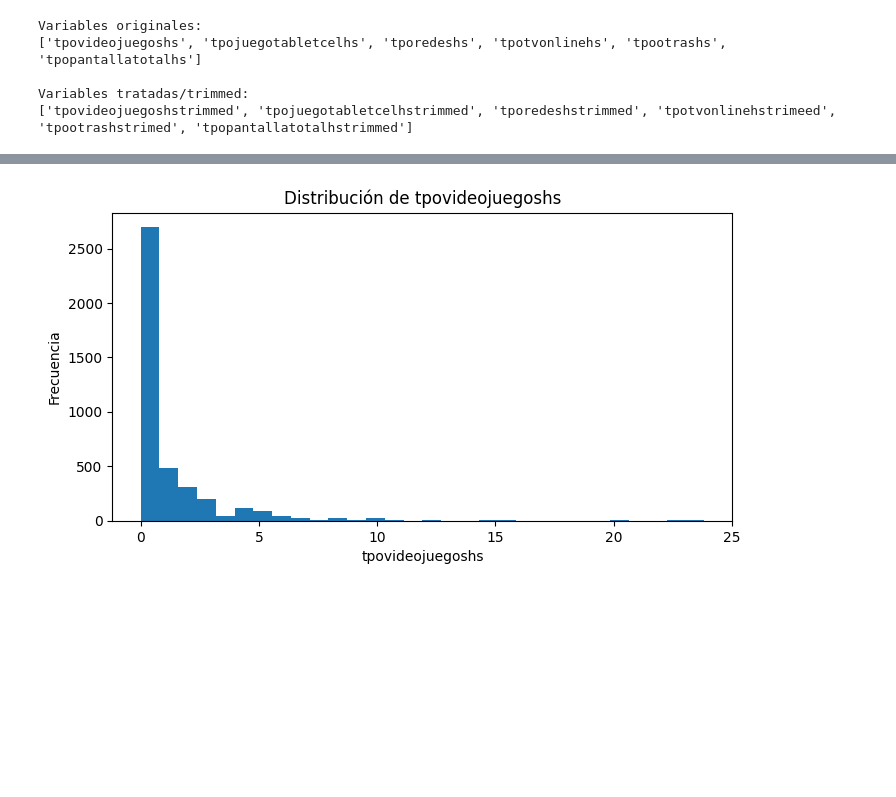
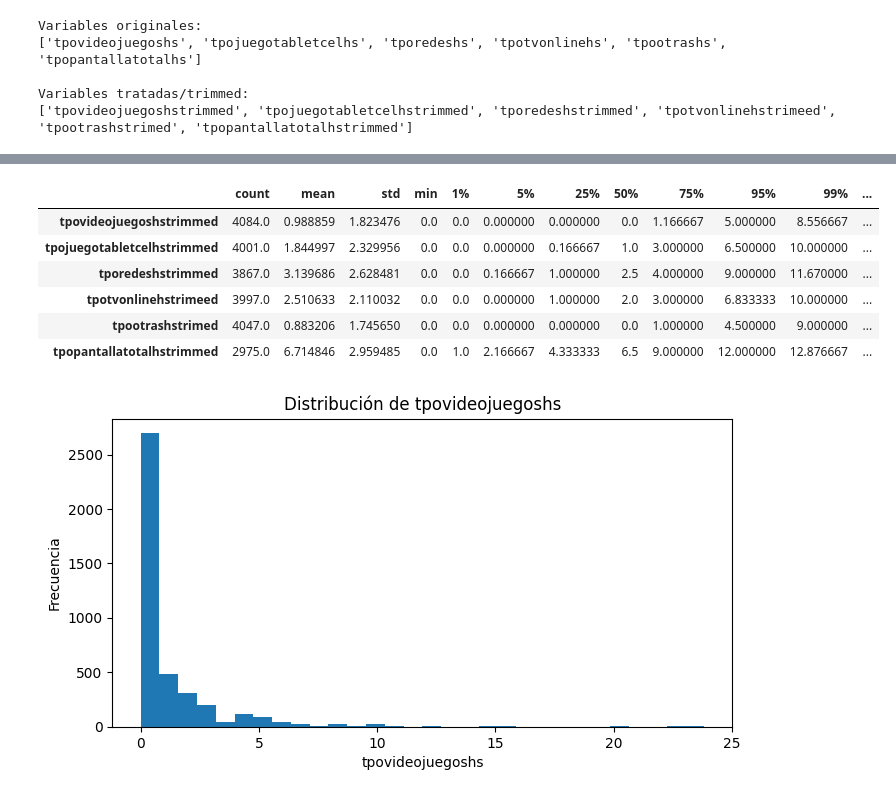
Before and after one commit to ChronosXV/Aprendizaje-Automatico, a Jupyter notebook: EDA_Consumo_Digital_Adolescentes.ipynb, the cells around one changed output, grey strips where cells are left out. Cells and saved outputs as stored; diff of their text form; code cells hidden in the pictures; blank space fills up the shorter version.

```diff
--- a/EDA_Consumo_Digital_Adolescentes.ipynb
+++ b/EDA_Consumo_Digital_Adolescentes.ipynb
@@ -732 +681,21 @@ display(resumen_numerico(df, vars_consumo_original))
+# %%
+# Información estadística descriptiva detallada, para entender cómo se comporta
+# el consumo digital en el grupo de adolescentes con variable trimmed
+def resumen_numerico(dataframe, columnas):
+    columnas = [c for c in columnas if c in dataframe.columns]
+    if not columnas:
+        return pd.DataFrame()
+    return dataframe[columnas].describe(
+        percentiles=[.01, .05, .25, .5, .75, .95, .99]
+    ).T
+
+display(resumen_numerico(df, vars_consumo_trimmed))
+# %% [output]
+|  | count | mean | std | min | 1% | 5% | 25% | 50% | 75% | 95% | 99% | ... |
+| tpovideojuegoshstrimmed | 4084.0 | 0.988859 | 1.823476 | 0.0 | 0.0 | 0.000000 | 0.000000 | 0.0 | 1.166667 | 5.000000 | 8.556667 | ... |
+| tpojuegotabletcelhstrimmed | 4001.0 | 1.844997 | 2.329956 | 0.0 | 0.0 | 0.000000 | 0.166667 | 1.0 | 3.000000 | 6.500000 | 10.000000 | ... |
+| tporedeshstrimmed | 3867.0 | 3.139686 | 2.628481 | 0.0 | 0.0 | 0.166667 | 1.000000 | 2.5 | 4.000000 | 9.000000 | 11.670000 | ... |
+| tpotvonlinehstrimeed | 3997.0 | 2.510633 | 2.110032 | 0.0 | 0.0 | 0.000000 | 1.000000 | 2.0 | 3.000000 | 6.833333 | 10.000000 | ... |
+| tpootrashstrimed | 4047.0 | 0.883206 | 1.745650 | 0.0 | 0.0 | 0.000000 | 0.000000 | 0.0 | 1.000000 | 4.500000 | 9.000000 | ... |
+| tpopantallatotalhstrimmed | 2975.0 | 6.714846 | 2.959485 | 0.0 | 1.0 | 2.166667 | 4.333333 | 6.5 | 9.000000 | 12.000000 | 12.876667 | ... |
 # %%
```
Also changed, not shown: parts of 56 cells of this notebook.
